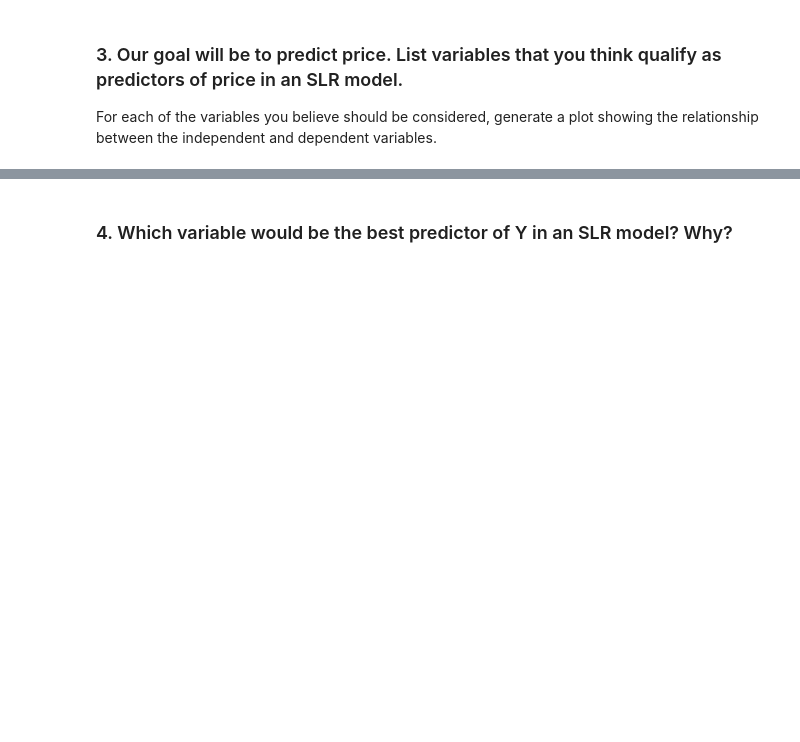
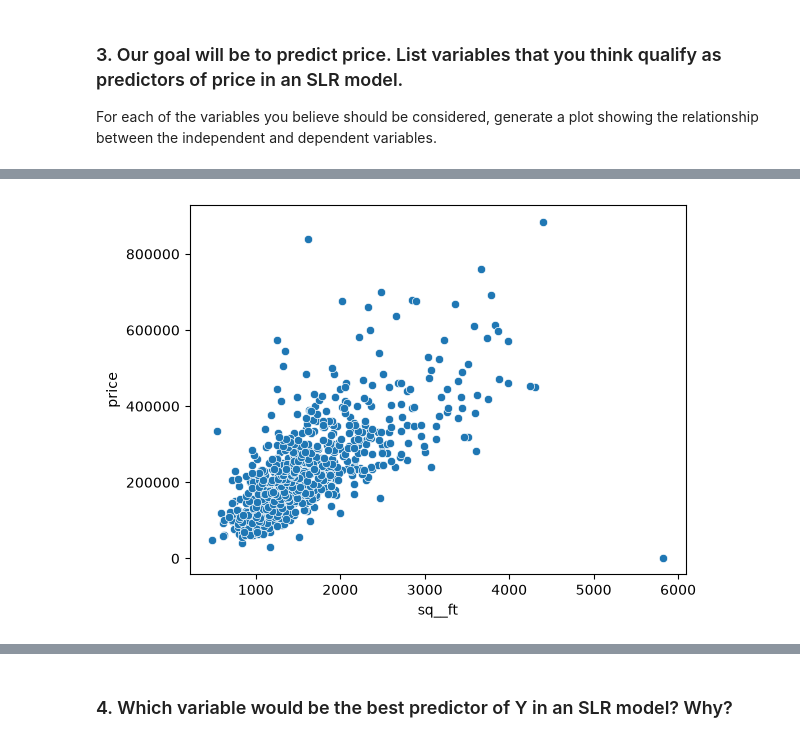
Before and after one commit to Qaem-7/labs_projects, a Jupyter notebook: Labs/Multiple Linear Regression/Excercises/6.4.E1 Exercise regression.ipynb, the cells around one changed output, grey strips where cells are left out. Saved outputs shown, nothing was run; the diff lists cells and outputs as text; code cells hidden in the pictures; blank space fills up the shorter version.

```diff
--- a/Labs/Multiple Linear Regression/Excercises/6.4.E1 Exercise regression.ipynb
+++ b/Labs/Multiple Linear Regression/Excercises/6.4.E1 Exercise regression.ipynb
@@ -63,5 +63,5 @@ housing.columns
 Index(['street', 'city', 'zip', 'state', 'beds', 'baths', 'sq__ft', 'type',
        'sale_date', 'price', 'latitude', 'longitude'],
       dtype='str')
-# %%
-housing['sale_date'] = pd.to_datetime
+# %%
+housing['sale_date'] = pd.to_datetime(housing['sale_date'], format="%a %b %d %H:%M:%S EDT %Y")
@@ -67,0 +96,4 @@ housing['sale_date'] = pd.to_datetime
+# %%
+housing = housing[(housing['sq__ft'] > 0) & (housing['price'] > 0)]
+# %%
+housing = housing.drop_duplicates()
@@ -79,0 +138,5 @@ For each of the variables you believe should be considered, generate a plot show
+# %%
+sns.scatterplot(data=housing, x='sq__ft',y='price')
+plt.show()
+# %% [output]
+[figure, added]
```
Also changed, not shown: parts of 38 cells of this notebook, 1 other file.
